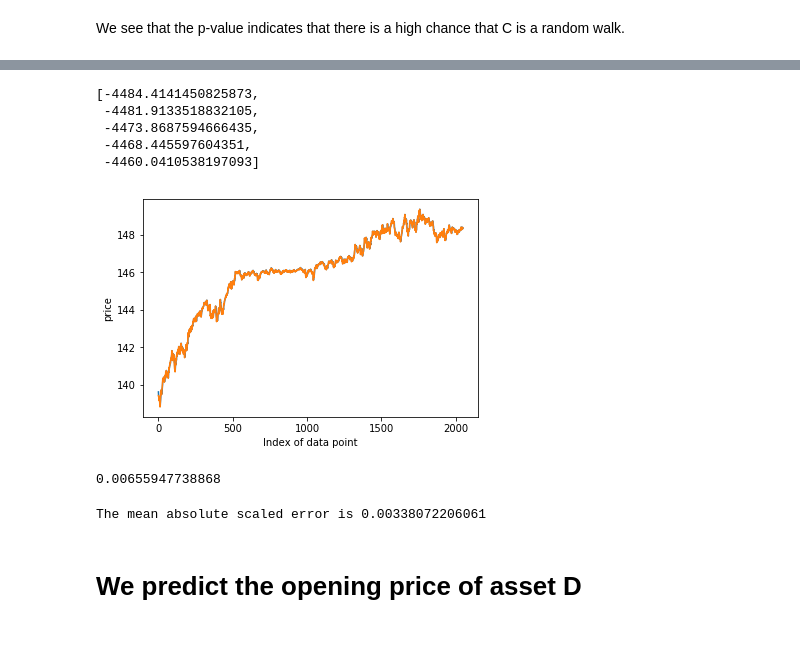
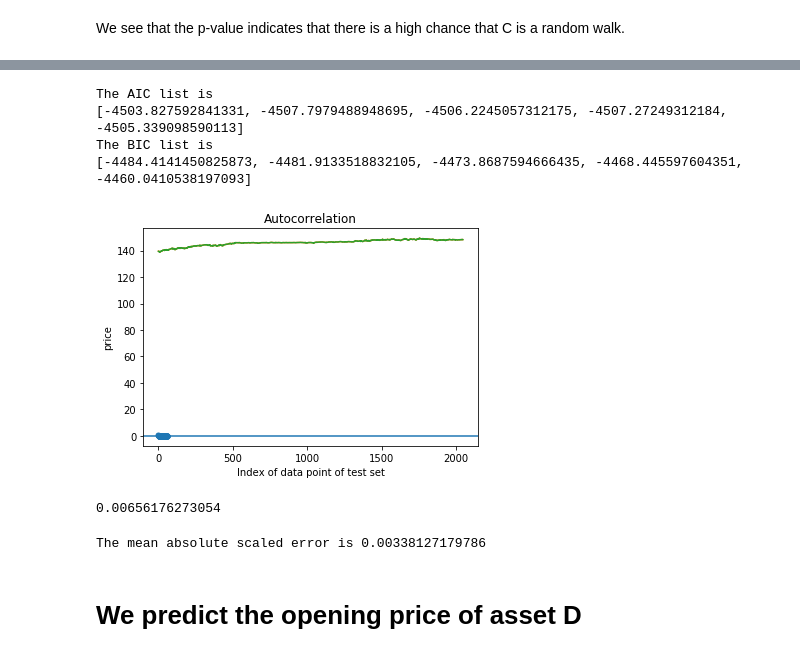
Before and after one commit to jwelliav/Cabestan_research_project, a Jupyter notebook: Time Series EDA.ipynb, the cells around one changed output, grey strips where cells are left out. Drawn from its saved outputs; the diff is of its cells as text; code cells hidden in the pictures.

```diff
--- a/Time Series EDA.ipynb
+++ b/Time Series EDA.ipynb
@@ -667,8 +703,0 @@ AIC
-# %%
-BIC
-# %% [output]
-[-4484.4141450825873,
- -4481.9133518832105,
- -4473.8687594666435,
- -4468.445597604351,
- -4460.0410538197093]
@@ -686,20 +704,24 @@ for t in range(len(testC)):
-# %%
-plt.plot(predictionsC210)
-plt.plot(testC)
-plt.xlabel('Index of data point')
-plt.ylabel('price')
-plt.legend()
-plt.show()
-# %% [output]
-[figure, removed]
+# %%
+ARIMA_fitting_AIC_BIC_list(C['op_C'])
+# %% [output]
+The AIC list is
+[-4503.827592841331, -4507.7979488948695, -4506.2245057312175, -4507.27249312184, -4505.339098590113]
+The BIC list is
+[-4484.4141450825873, -4481.9133518832105, -4473.8687594666435, -4468.445597604351, -4460.0410538197093]
+# %%
+testC,predictions_C210 = ARIMA_rolling_forecast(C['op_C'],2,1,0)
+# %%
+plot_predictions(testC,predictions_C210)
+# %% [output]
+[figure, added]
 # %%
-errorC210 = mean_squared_error(testC,predictionsC210)
+errorC210 = mean_squared_error(testC,predictions_C210)
 print(errorC210)
 # %% [output]
-0.00655947738868
+0.00656176273054
 # %%
-MASE(testC,predictionsC210)
+MASE(testC,predictions_C210)
 # %% [output]
-The mean absolute scaled error is 0.00338072206061
+The mean absolute scaled error is 0.00338127179786
 # %% [markdown]
 # We predict the opening price of asset D
```
Also changed, not shown: parts of 112 cells of this notebook.
